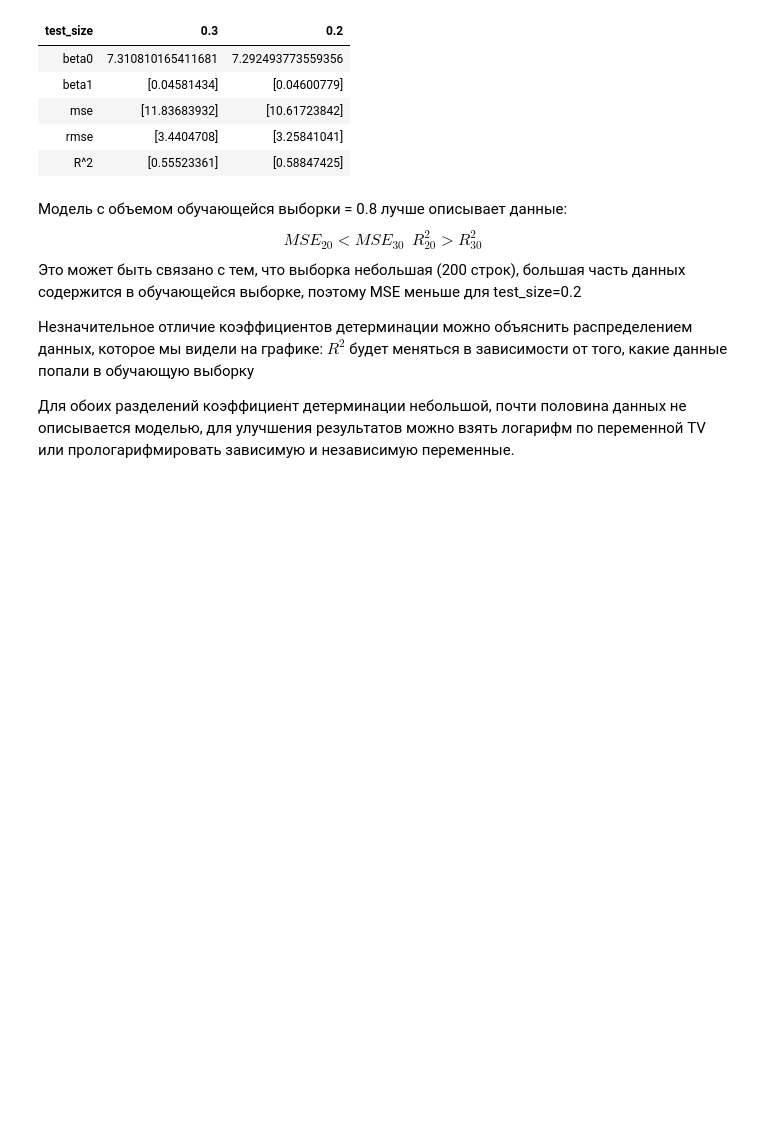
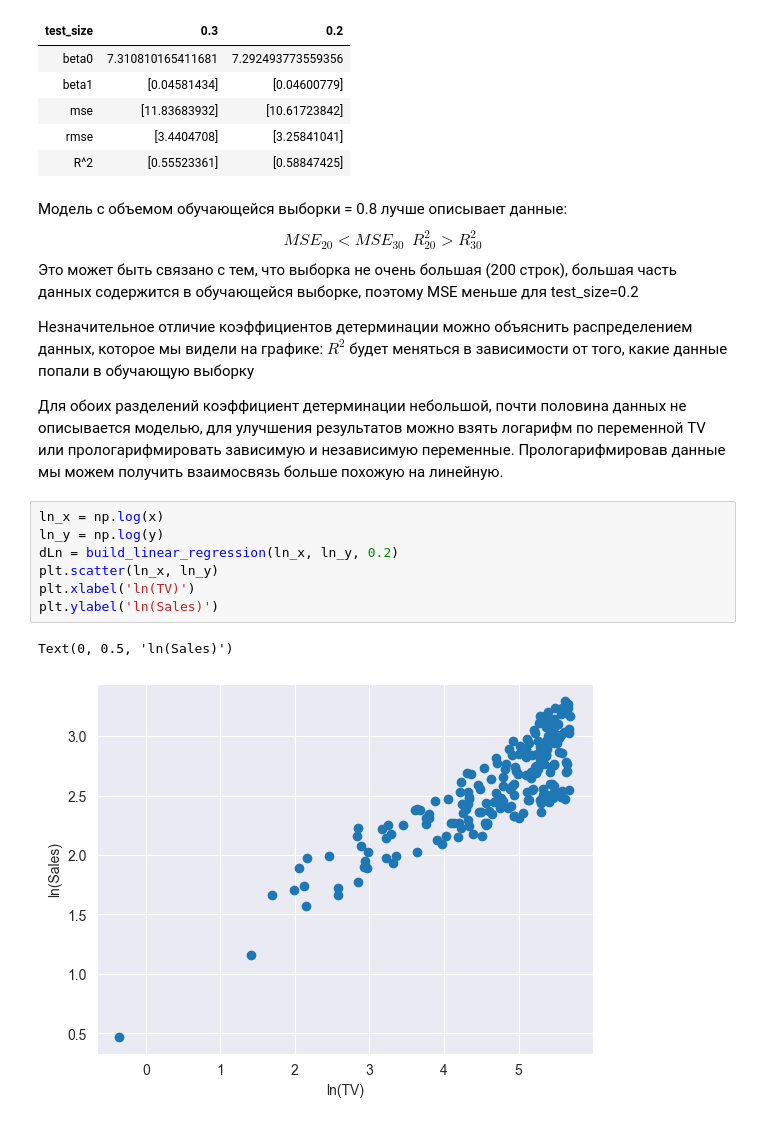
Before and after one commit to Shkuratova/CFA, a Jupyter notebook: Lab6/Lab6.ipynb, the cells around one changed output. Drawn from its saved outputs; the diff is of its cells as text; blank space fills up the shorter version.

```diff
--- a/Lab6/Lab6.ipynb
+++ b/Lab6/Lab6.ipynb
@@ -167,9 +167,20 @@ table
 # %% [markdown]
 Модель с объемом обучающейся выборки = 0.8 лучше описывает данные:
 $$MSE_20 < MSE_30 \ \ R^2_{20} > R^2_{30}$$
-Это может быть связано с тем, что выборка небольшая (200 строк), большая часть данных содержится в обучающейся выборке, поэтому MSE меньше для test_size=0.2
+Это может быть связано с тем, что выборка не очень большая (200 строк), большая часть данных содержится в обучающейся выборке, поэтому MSE меньше для test_size=0.2
 
 Незначительное отличие коэффициентов детерминации можно объяснить распределением данных, которое мы видели на графике:
 $R^2$ будет меняться в зависимости от того, какие данные попали в обучающую выборку
 
-Для обоих разделений коэффициент детерминации небольшой, почти половина данных не описывается моделью, для улучшения результатов можно взять логарифм по переменной TV или прологарифмировать  зависимую и независимую переменные.
+Для обоих разделений коэффициент детерминации небольшой, почти половина данных не описывается моделью, для улучшения результатов можно взять логарифм по переменной TV или прологарифмировать зависимую и независимую переменные.
+Прологарифмировав данные мы можем получить взаимосвязь больше похожую на линейную.
+# %%
+ln_x = np.log(x)
+ln_y = np.log(y)
+dLn = build_linear_regression(ln_x, ln_y, 0.2)
+plt.scatter(ln_x, ln_y)
+plt.xlabel('ln(TV)')
+plt.ylabel('ln(Sales)')
+# %% [output]
+Text(0, 0.5, 'ln(Sales)')
+[figure, added]
```
Also changed, not shown: parts of 4 cells of this notebook, 3 other files.
